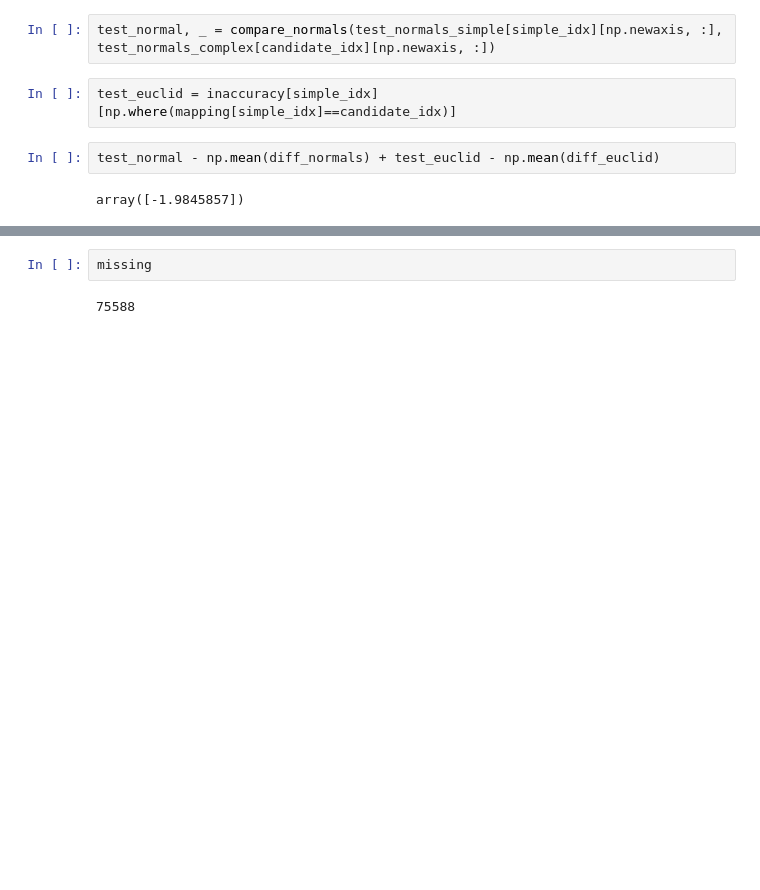
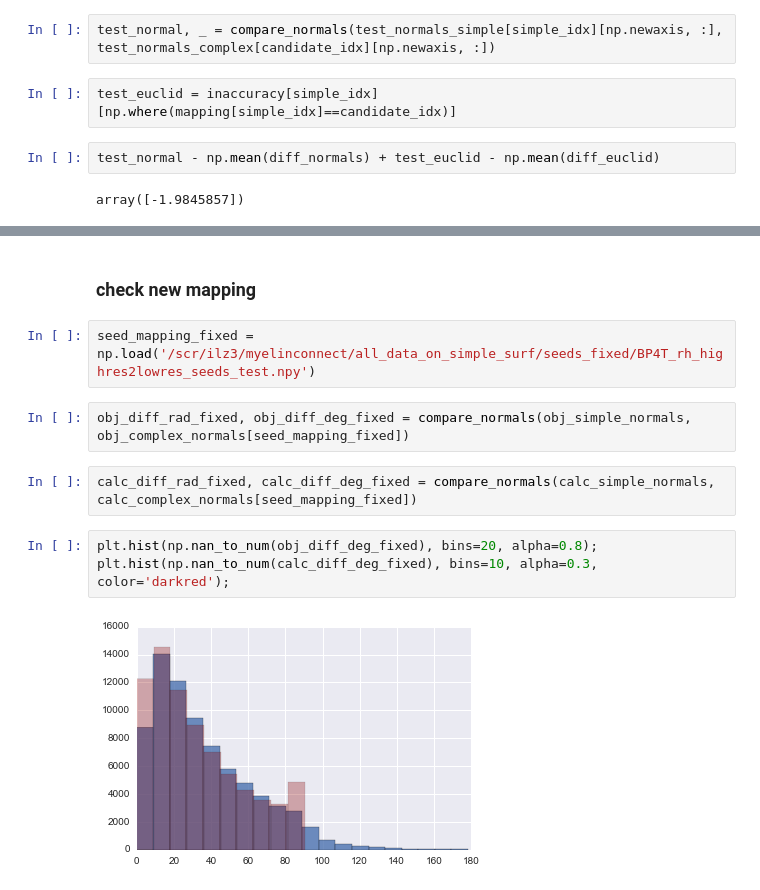
Before and after one commit to juhuntenburg/myelinconnect, a Jupyter notebook: notebooks/comparing_normals.ipynb, the cells around one changed output, grey strips where cells are left out. Saved outputs shown, nothing was run; the diff lists cells and outputs as text; blank space fills up the shorter version.

```diff
--- a/notebooks/comparing_normals.ipynb
+++ b/notebooks/comparing_normals.ipynb
@@ -297,4 +331,13 @@ True
-# %%
-missing
-# %% [output]
-75588
+# %% [markdown]
+### check new mapping
+# %%
+seed_mapping_fixed = np.load('/scr/ilz3/myelinconnect/all_data_on_simple_surf/seeds_fixed/BP4T_rh_highres2lowres_seeds_test.npy')
+# %%
+obj_diff_rad_fixed, obj_diff_deg_fixed = compare_normals(obj_simple_normals, obj_complex_normals[seed_mapping_fixed])
+# %%
+calc_diff_rad_fixed, calc_diff_deg_fixed = compare_normals(calc_simple_normals, calc_complex_normals[seed_mapping_fixed])
+# %%
+plt.hist(np.nan_to_num(obj_diff_deg_fixed), bins=20, alpha=0.8);
+plt.hist(np.nan_to_num(calc_diff_deg_fixed), bins=10, alpha=0.3, color='darkred');
+# %% [output]
+[figure, added]
```
Also changed, not shown: parts of 23 cells of this notebook.
